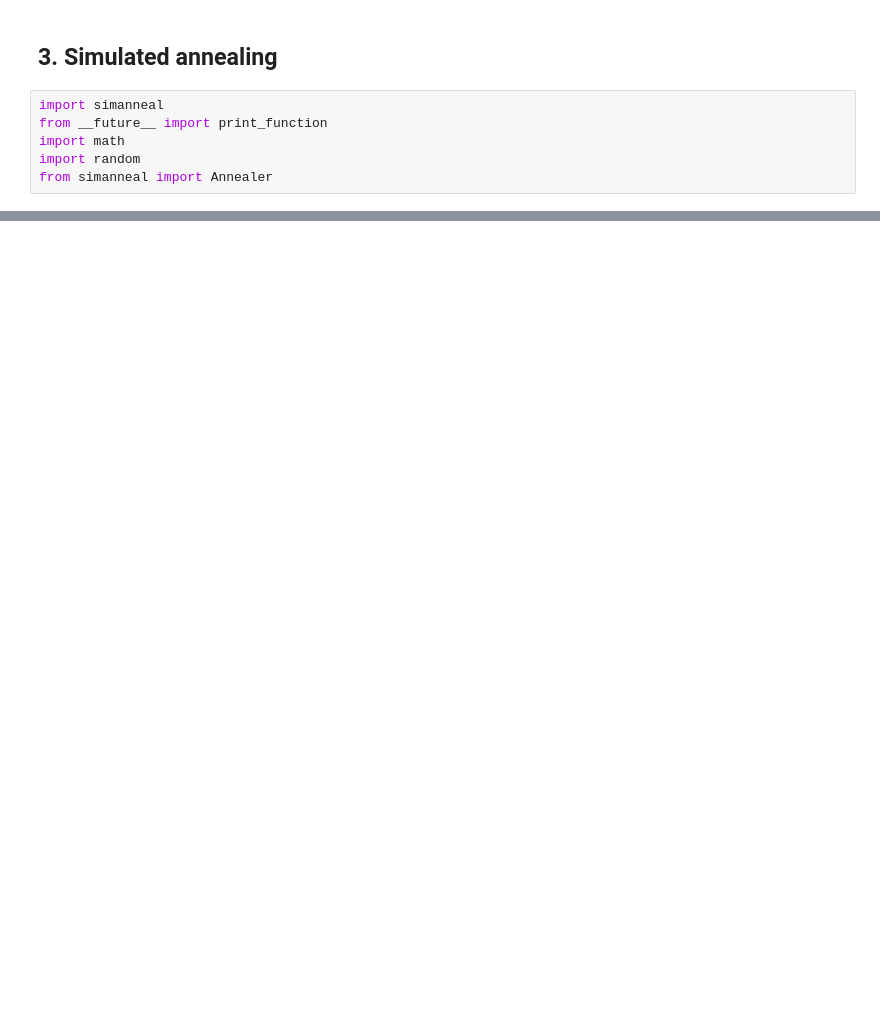
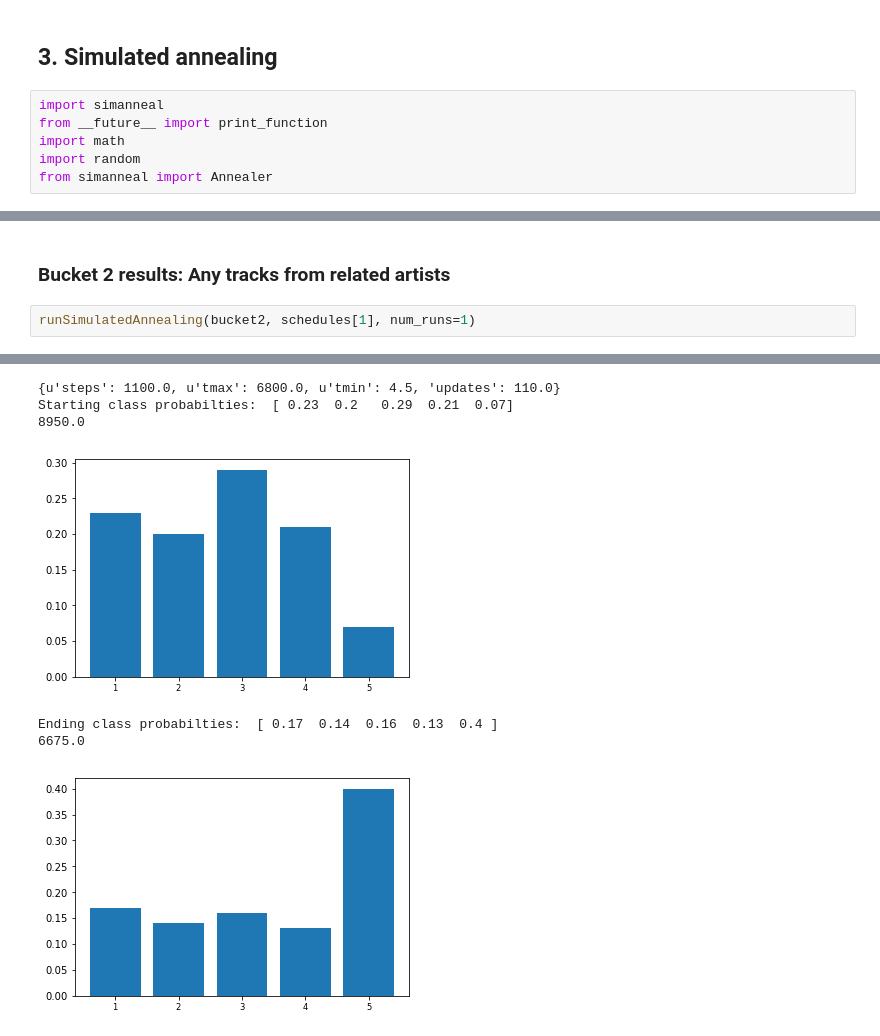
Before and after one commit to spotify-iacs/capstone, a Jupyter notebook: playlist_generation.ipynb, the cells around one changed output, grey strips where cells are left out. Cells and saved outputs as stored; diff of their text form; blank space fills up the shorter version.

```diff
--- a/playlist_generation.ipynb
+++ b/playlist_generation.ipynb
@@ -895,0 +927,5 @@ if __name__ == '__main__':
+# %% [markdown]
+### Bucket 2 results: Any tracks from related artists
+# %%
+runSimulatedAnnealing(bucket2, schedules[1], num_runs=1)
+# %% [output]
@@ -895,0 +934,7 @@ if __name__ == '__main__':
+{u'steps': 1100.0, u'tmax': 6800.0, u'tmin': 4.5, 'updates': 110.0}
+Starting class probabilties:  [ 0.23  0.2   0.29  0.21  0.07]
+8950.0
+[figure, added]
+Ending class probabilties:  [ 0.17  0.14  0.16  0.13  0.4 ]
+6675.0
+[figure, added]
```
Also changed, not shown: parts of 110 cells of this notebook.
